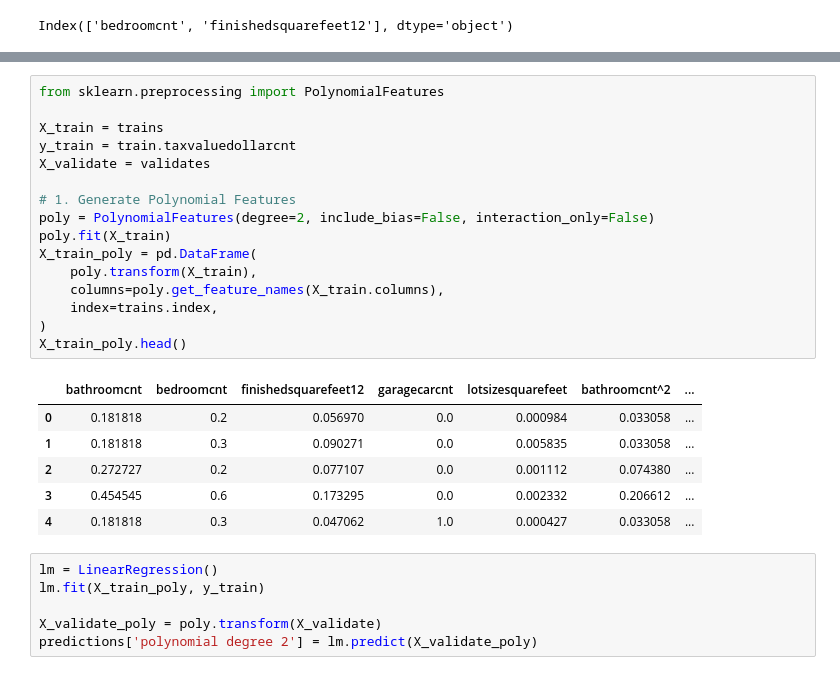
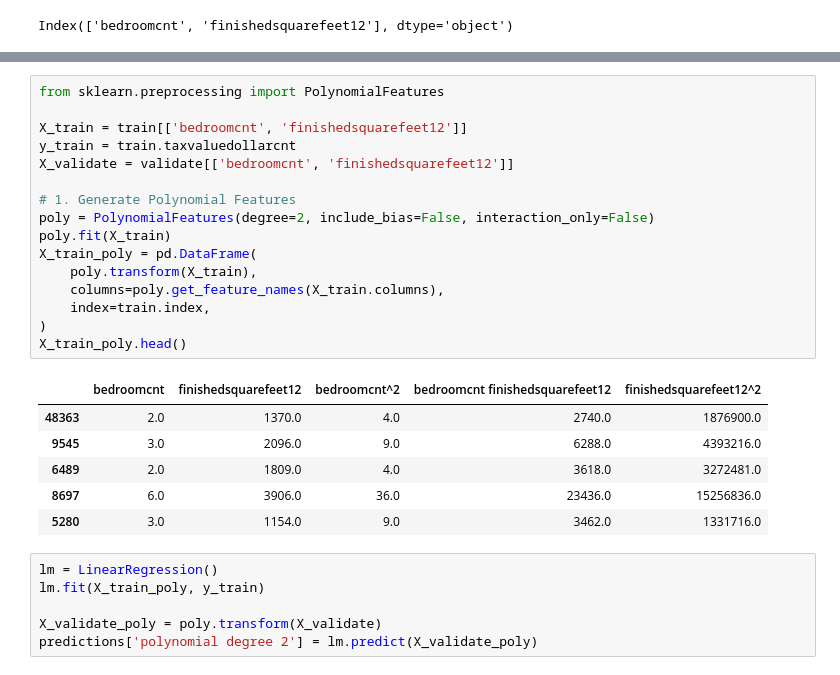
Before and after one commit to craigcalzado/regression-project, a Jupyter notebook: modeling_project.ipynb, the cells around one changed output, grey strips where cells are left out. Drawn from its saved outputs; the diff is of its cells as text.

```diff
--- a/modeling_project.ipynb
+++ b/modeling_project.ipynb
@@ -214,26 +212,26 @@ tax value = -1402159.59 x bedrooms + 11328152.09 x square feet + 56587.23
 # %%
 from sklearn.preprocessing import PolynomialFeatures
 
-X_train = trains
+X_train = train[['bedroomcnt', 'finishedsquarefeet12']]
 y_train = train.taxvaluedollarcnt
-X_validate = validates
+X_validate = validate[['bedroomcnt', 'finishedsquarefeet12']]
 
 # 1. Generate Polynomial Features
 poly = PolynomialFeatures(degree=2, include_bias=False, interaction_only=False)
 poly.fit(X_train)
 X_train_poly = pd.DataFrame(
     poly.transform(X_train),
     columns=poly.get_feature_names(X_train.columns),
-    index=trains.index,
+    index=train.index,
 )
 X_train_poly.head()
 # %% [output]
-|  | bathroomcnt | bedroomcnt | finishedsquarefeet12 | garagecarcnt | lotsizesquarefeet | bathroomcnt^2 | ... |
-| 0 | 0.181818 | 0.2 | 0.056970 | 0.0 | 0.000984 | 0.033058 | ... |
-| 1 | 0.181818 | 0.3 | 0.090271 | 0.0 | 0.005835 | 0.033058 | ... |
-| 2 | 0.272727 | 0.2 | 0.077107 | 0.0 | 0.001112 | 0.074380 | ... |
-| 3 | 0.454545 | 0.6 | 0.173295 | 0.0 | 0.002332 | 0.206612 | ... |
-| 4 | 0.181818 | 0.3 | 0.047062 | 1.0 | 0.000427 | 0.033058 | ... |
+|  | bedroomcnt | finishedsquarefeet12 | bedroomcnt^2 | bedroomcnt finishedsquarefeet12 | finishedsquarefeet12^2 |
+| 48363 | 2.0 | 1370.0 | 4.0 | 2740.0 | 1876900.0 |
+| 9545 | 3.0 | 2096.0 | 9.0 | 6288.0 | 4393216.0 |
+| 6489 | 2.0 | 1809.0 | 4.0 | 3618.0 | 3272481.0 |
+| 8697 | 6.0 | 3906.0 | 36.0 | 23436.0 | 15256836.0 |
+| 5280 | 3.0 | 1154.0 | 9.0 | 3462.0 | 1331716.0 |
 # %%
 lm = LinearRegression()
 lm.fit(X_train_poly, y_train)
```
Also changed, not shown: parts of 19 cells of this notebook.
